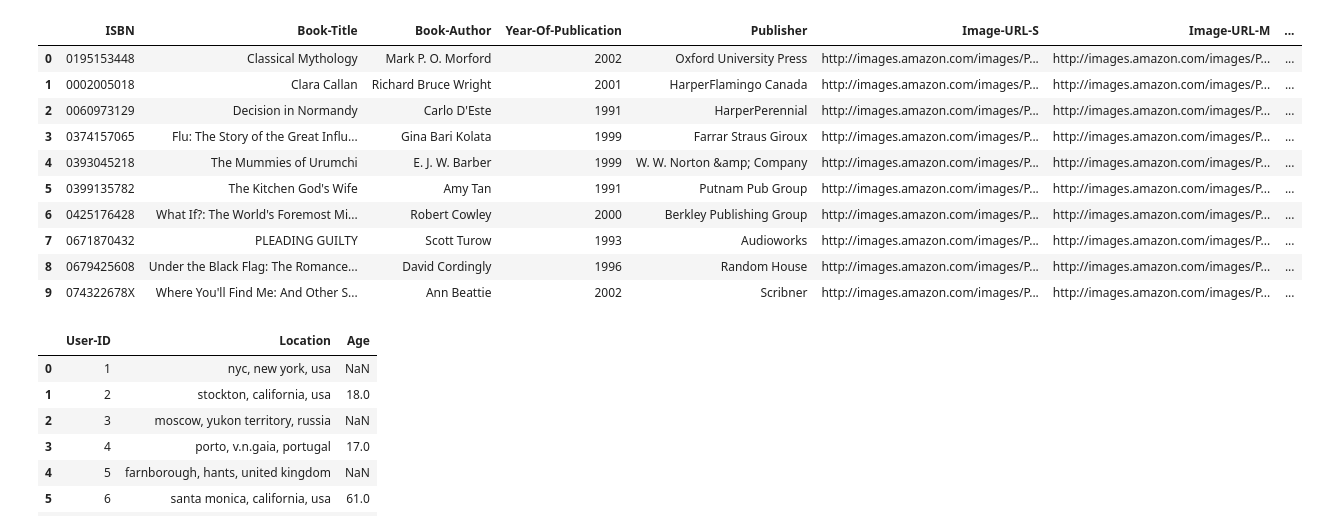
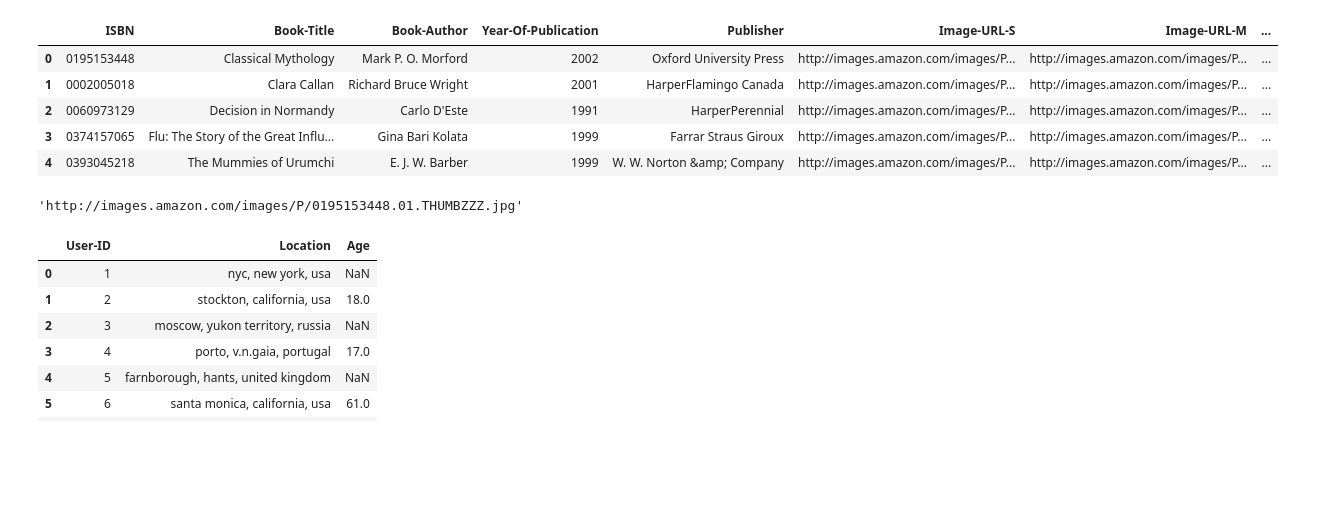
Before and after one commit to adarshshukla04/book_recommendation_system, a Jupyter notebook: book_recommender_system.ipynb, the cells around one changed output. Saved outputs shown, nothing was run; the diff lists cells and outputs as text; code cells hidden in the pictures; blank space fills up the shorter version.

Commit message:
Book recommendation - Third Push

```diff
--- a/book_recommender_system.ipynb
+++ b/book_recommender_system.ipynb
@@ -6,19 +6,18 @@ books = pd.read_csv('Books.csv')
 users = pd.read_csv('Users.csv')
 ratings = pd.read_csv('Ratings.csv')
 # %%
-books.head(10)
+books.head()
 # %% [output]
 |  | ISBN | Book-Title | Book-Author | Year-Of-Publication | Publisher | Image-URL-S | Image-URL-M | ... |
 | 0 | 0195153448 | Classical Mythology | Mark P. O. Morford | 2002 | Oxford University Press | http://images.amazon.com/images/P... | http://images.amazon.com/images/P... | ... |
 | 1 | 0002005018 | Clara Callan | Richard Bruce Wright | 2001 | HarperFlamingo Canada | http://images.amazon.com/images/P... | http://images.amazon.com/images/P... | ... |
 | 2 | 0060973129 | Decision in Normandy | Carlo D'Este | 1991 | HarperPerennial | http://images.amazon.com/images/P... | http://images.amazon.com/images/P... | ... |
 | 3 | 0374157065 | Flu: The Story of the Great Influ... | Gina Bari Kolata | 1999 | Farrar Straus Giroux | http://images.amazon.com/images/P... | http://images.amazon.com/images/P... | ... |
 | 4 | 0393045218 | The Mummies of Urumchi | E. J. W. Barber | 1999 | W. W. Norton &amp; Company | http://images.amazon.com/images/P... | http://images.amazon.com/images/P... | ... |
-| 5 | 0399135782 | The Kitchen God's Wife | Amy Tan | 1991 | Putnam Pub Group | http://images.amazon.com/images/P... | http://images.amazon.com/images/P... | ... |
-| 6 | 0425176428 | What If?: The World's Foremost Mi... | Robert Cowley | 2000 | Berkley Publishing Group | http://images.amazon.com/images/P... | http://images.amazon.com/images/P... | ... |
-| 7 | 0671870432 | PLEADING GUILTY | Scott Turow | 1993 | Audioworks | http://images.amazon.com/images/P... | http://images.amazon.com/images/P... | ... |
-| 8 | 0679425608 | Under the Black Flag: The Romance... | David Cordingly | 1996 | Random House | http://images.amazon.com/images/P... | http://images.amazon.com/images/P... | ... |
-| 9 | 074322678X | Where You'll Find Me: And Other S... | Ann Beattie | 2002 | Scribner | http://images.amazon.com/images/P... | http://images.amazon.com/images/P... | ... |
+# %%
+books['Image-URL-S'][0]
+# %% [output]
+'http://images.amazon.com/images/P/0195153448.01.THUMBZZZ.jpg'
 # %%
 users.head(10)
 # %% [output]
```
Also changed, not shown: parts of 3 cells of this notebook, 4 other files.
